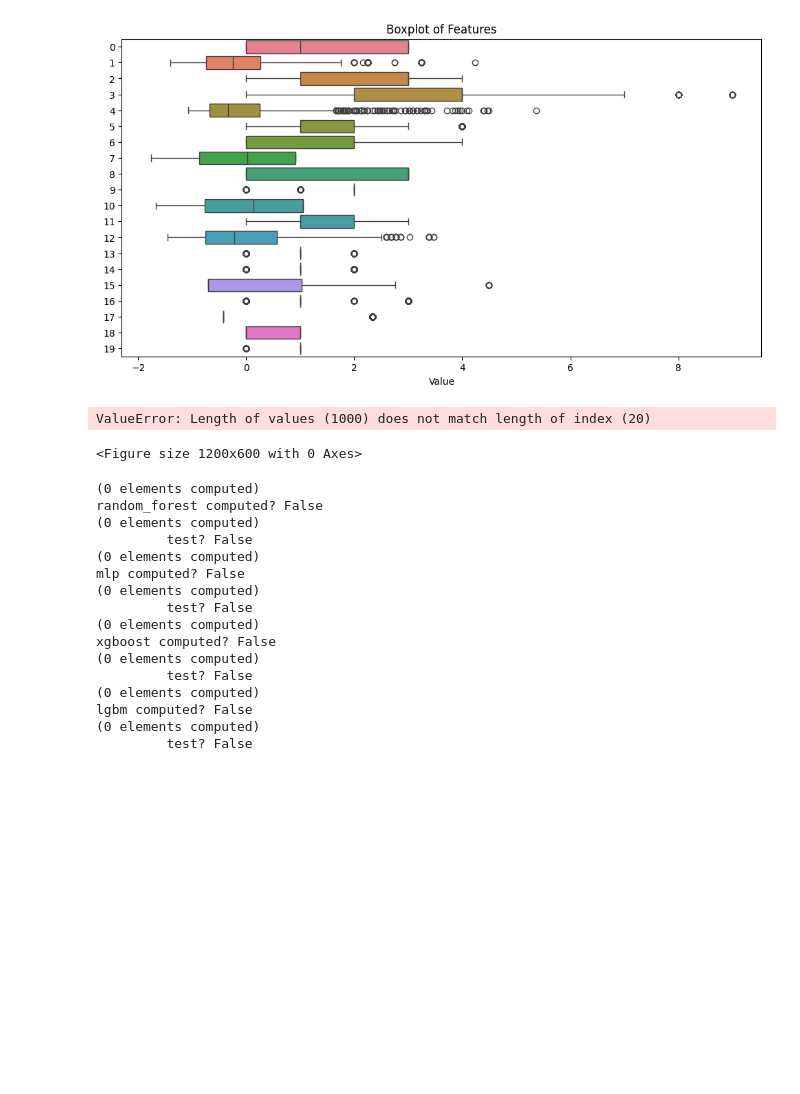
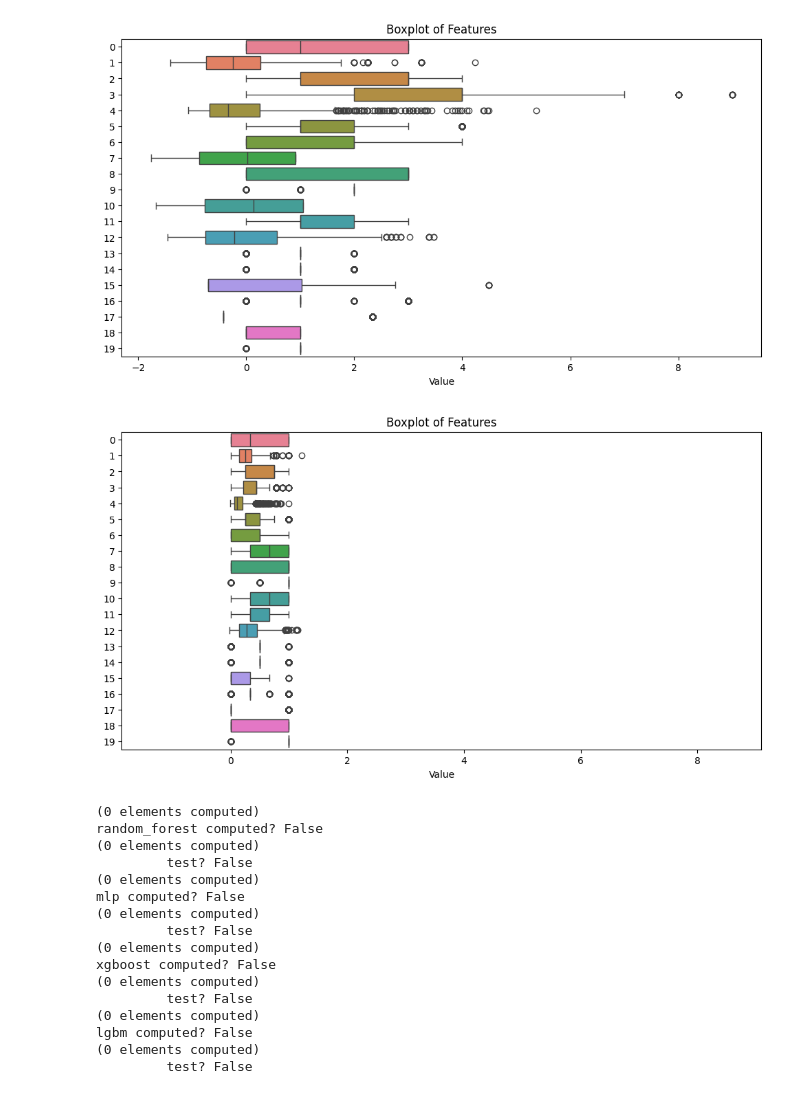
Before and after one commit to clarapunzi/SC-CE, a Jupyter notebook: 1_compute_distances.ipynb, the cells around one changed output. Drawn from its saved outputs; the diff is of its cells as text; code cells hidden in the pictures; blank space fills up the shorter version.

```diff
--- a/1_compute_distances.ipynb
+++ b/1_compute_distances.ipynb
@@ -216,23 +216,29 @@ plt.show()
 # %% [output]
 [figure]
 # %%
-curr_min = splits['X_train'].min(axis=0)
-curr_max = splits['X_train'].max(axis=0)
+# Stack all splits as numpy arrays
+X_all = np.vstack([
+    splits["X_train"].values,
+    splits["X_calibration"].values,
+    splits["X_test"].values
+])
+plot_lim = X_all.min(axis=0).min(), X_all.max(axis=0).max()
+plot_lim = (plot_lim[0] - 0.1, plot_lim[1] + 0.1)
+curr_min = splits['X_calibration'].min(axis=0).values
+curr_max = splits['X_calibration'].max(axis=0).values
+
 def normalize(x):
-    # normalize the features of the dataframe to [0,1]
+    # normalize the features of the dataframe or numpy array to [0,1]
     return (x - curr_min) / (curr_max - curr_min)
 
-# plot the boxplot of the features
 plt.figure(figsize=(12, 6))
-sns.boxplot(data=normalize(np.vstack([splits["X_train"],
-                                      splits["X_calibration"],
-                                      splits["X_test"]])), orient="h")
+sns.boxplot(data=normalize(X_all), orient="h")
 plt.xlabel('Value')
+plt.xlim(plot_lim)
 plt.title('Boxplot of Features')
 plt.show()
 # %% [output]
-ValueError: Length of values (1000) does not match length of index (20)
-<Figure size 1200x600 with 0 Axes>
+[figure, added]
 # %%
 def check_res(stats_dict = all_stats,k="mlp"):
     """this function return True if the distances related to the model k are already computed"""
```
Also changed, not shown: parts of 5 cells of this notebook.
